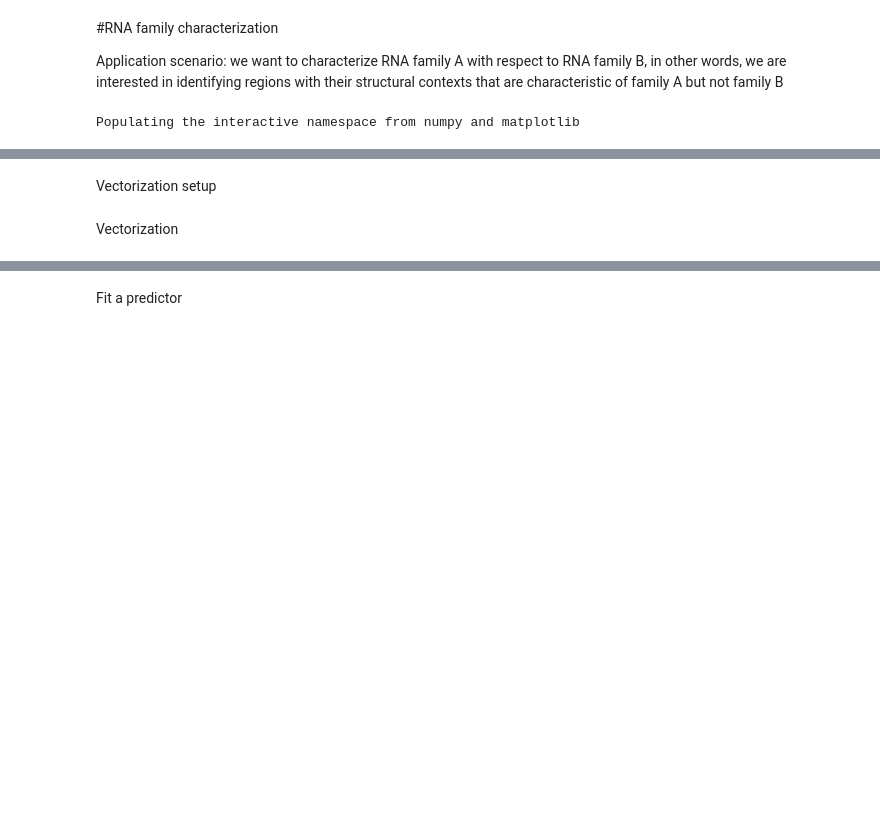
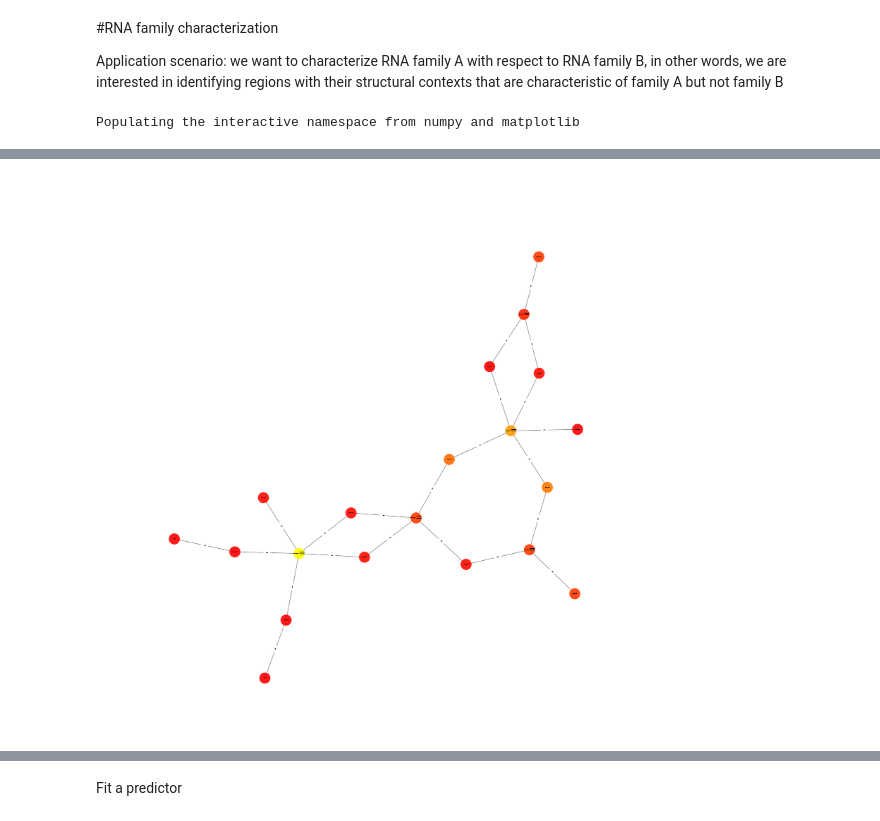
Before and after one commit to fabriziocosta/EDeN, a Jupyter notebook: examples/RNA.ipynb, the cells around one changed output, grey strips where cells are left out. Saved outputs shown, nothing was run; the diff lists cells and outputs as text; code cells hidden in the pictures; blank space fills up the shorter version.

```diff
--- a/examples/RNA.ipynb
+++ b/examples/RNA.ipynb
@@ -87,2 +15,0 @@ for graph in it.islice(graphs,start,stop,step):
-# %% [markdown]
-Vectorization setup
@@ -98,2 +16,25 @@ vec=graph.Vectorizer(r=max_radius,d=max_distance)
-# %% [markdown]
-Vectorization
+# %%
+#id for RNA sequence to visualize
+id = 1
+start = id
+stop = id+1
+step = 1
+# %%
+def compose(url_string):
+    from eden.converter.RNA import RNA_SHAPE
+    graphs = RNA_SHAPE.RNA_SHAPE_to_eden(input = url_string, input_type = 'url', shape_type=5, energy_range=5, max_num=2)
+
+    from eden.modifier.graph import structure
+    graphs = structure.contraction(graphs, level = 1)
+
+    return graphs
+# %%
+from eden.util import display
+import itertools as it
+graphs = compose(url_string)
+for graph in it.islice(graphs,start,stop,step):
+    display.draw_graph(graph, node_border = False, size=40, node_size = 2000, font_size = 32, vertex_alpha = 0.9,
+                       vertex_label = 'label',
+                       vertex_color = 'weight', colormap = 'autumn', invert_colormap = False)
+# %% [output]
+[figure, added]
```
Also changed, not shown: parts of 30 cells of this notebook, 8 other files.
